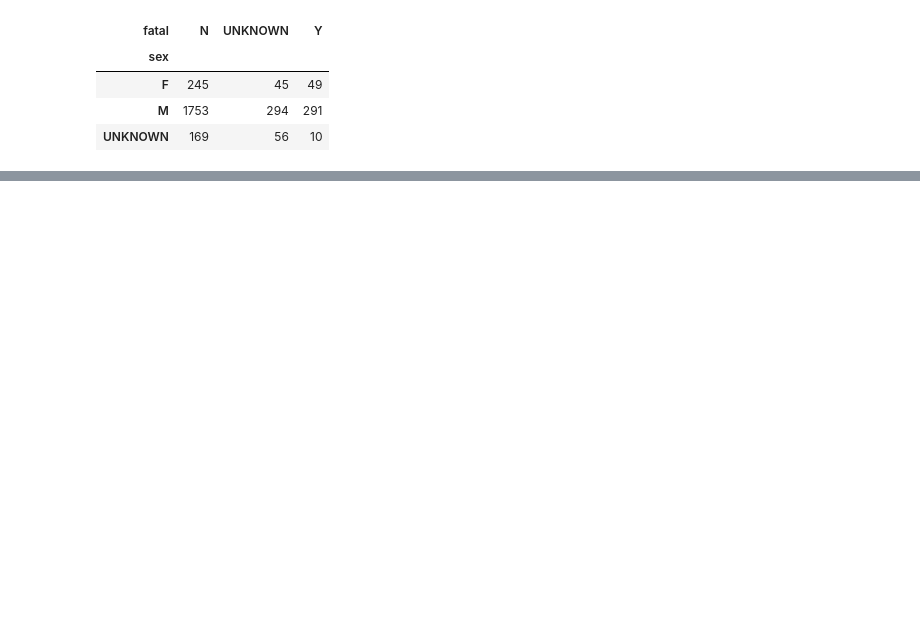
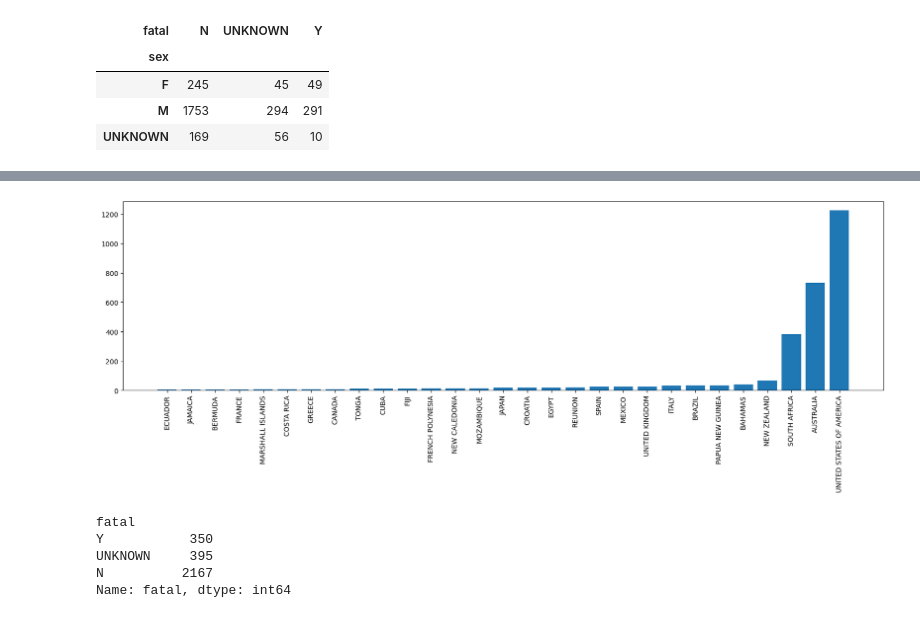
Before and after one commit to Davidmcii/DMC-w2-pandas-project, a Jupyter notebook: code/w2-analysis.ipynb, the cells around one changed output, grey strips where cells are left out. Saved outputs shown, nothing was run; the diff lists cells and outputs as text; code cells hidden in the pictures; blank space fills up the shorter version.

```diff
--- a/code/w2-analysis.ipynb
+++ b/code/w2-analysis.ipynb
@@ -209,0 +286,8 @@ TypeError: only size-1 arrays can be converted to Python scalars
+# %%
+data20=data.groupby(['country'])[('country')].count()
+
+data20.sort_values( inplace=True)
+
+data20.drop(data20[data20 <5].index, inplace = True)
+
+data20
@@ -209,0 +312,30 @@ TypeError: only size-1 arrays can be converted to Python scalars
+# %%
+plt.figure(figsize=(20,5))
+
+y_pos = np.arange(len(data20))
+
+# Create bars
+plt.bar(y_pos, data20)
+
+# Create names on the x-axis
+plt.xticks(y_pos, data20.index)
+plt.xticks(rotation = 90)
+
+# Show graphic
+plt.show()
+# %% [output]
+[figure, added]
+# %%
+data30=data.groupby(['fatal'])[('fatal')].count()
+
+data30.sort_values( inplace=True)
+
+data30.drop(data30[data30 =='UNKNOWN'].index, inplace = True)
+
+data30
+# %% [output]
+fatal
+Y           350
+UNKNOWN     395
+N          2167
+Name: fatal, dtype: int64
```
Also changed, not shown: parts of 14 cells of this notebook, 1 other file.
